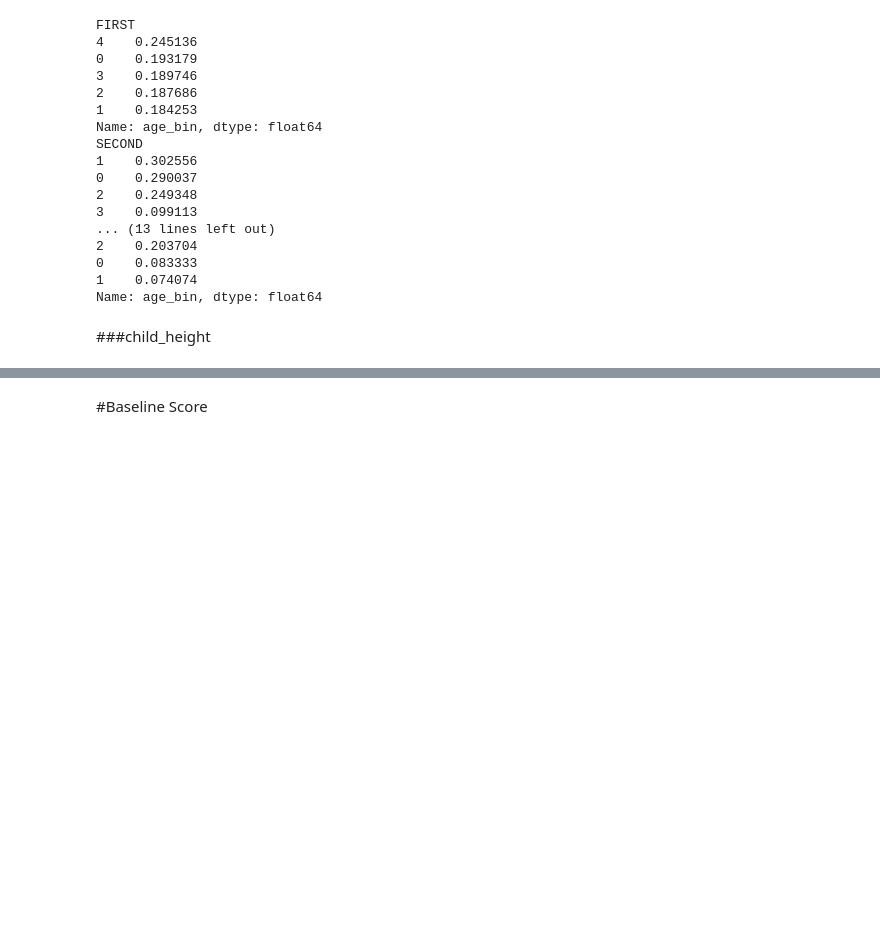
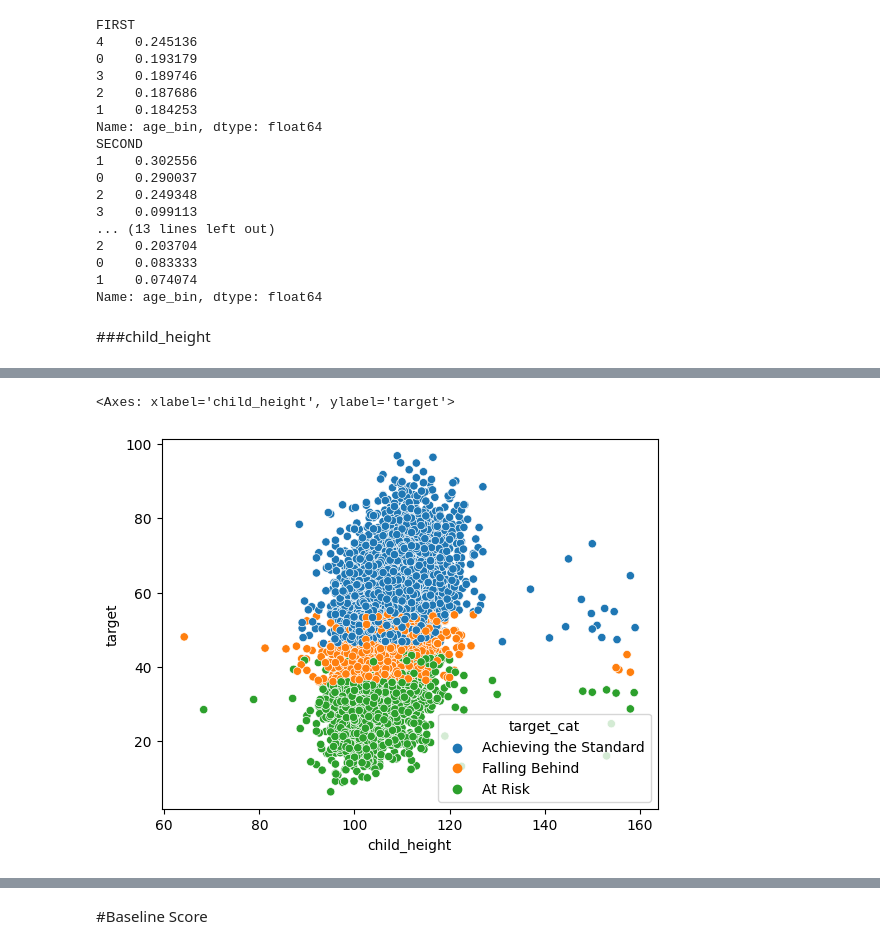
Before and after one commit to emms204/DataDrive2030-Early-Learning-Predictors-, a Jupyter notebook: DataDrive2030_Early_Learning_Predictors_Challenge.ipynb, the cells around one changed output, grey strips where cells are left out. Saved outputs shown, nothing was run; the diff lists cells and outputs as text; code cells hidden in the pictures; blank space fills up the shorter version.

```diff
--- a/DataDrive2030_Early_Learning_Predictors_Challenge.ipynb
+++ b/DataDrive2030_Early_Learning_Predictors_Challenge.ipynb
@@ -494,0 +512,5 @@ pass
+# %%
+sns.scatterplot(x=Train['child_height'],y=Train['target'],hue=Train['target_cat'])
+# %% [output]
+<Axes: xlabel='child_height', ylabel='target'>
+[figure, added]
```
Also changed, not shown: parts of 67 cells of this notebook.
